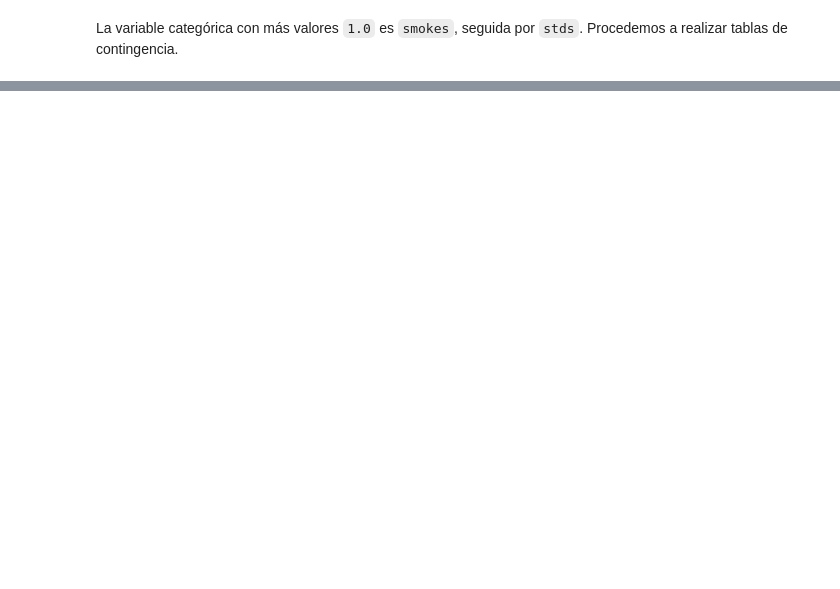
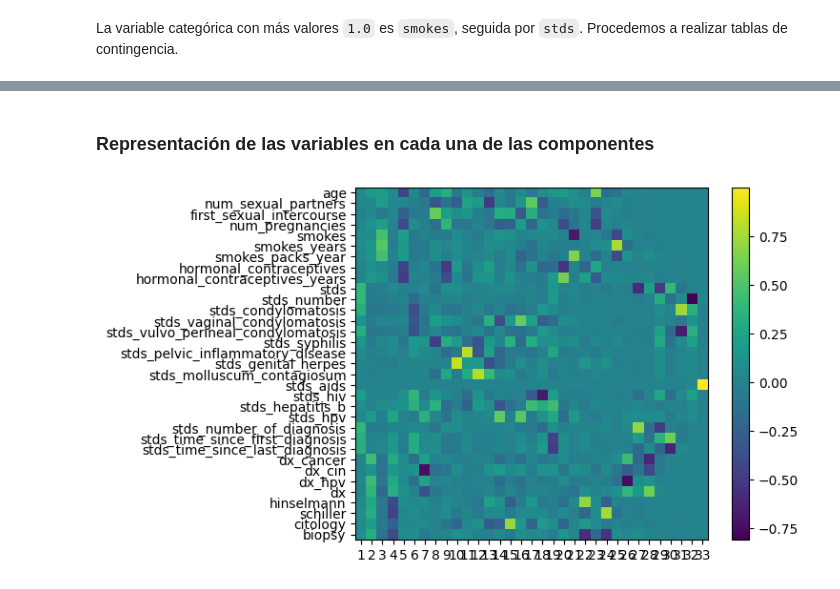
Before and after one commit to MGonza20/Lab1_DataScience, a Jupyter notebook: Lab1_DS.ipynb, the cells around one changed output, grey strips where cells are left out. Saved outputs shown, nothing was run; the diff lists cells and outputs as text; code cells hidden in the pictures; blank space fills up the shorter version.

```diff
--- a/Lab1_DS.ipynb
+++ b/Lab1_DS.ipynb
@@ -259,0 +274,5 @@ stds_hpv
+# %%
+data_copy = data.copy()
+data_copy = data_copy.fillna(0)
+chi_sq, p_value = calculate_bartlett_sphericity(data_copy.iloc[:,0:18])
+chi_sq, p_value
@@ -259,0 +293,11 @@ stds_hpv
+# %%
+pca_pipe = make_pipeline(StandardScaler(),PCA()) #Se escalan los datos y luego se le aplica PCA
+pca_pipe.fit(data_copy)
+#Se extrae el modelo del pipeline
+modelo_pca = pca_pipe.named_steps['pca']
+
+#Se convierte el arreglo en data frame
+pd.DataFrame(
+    data = modelo_pca.components_,
+    columns = data_copy.columns,
+)
@@ -259,0 +323,12 @@ stds_hpv
+# %% [markdown]
+### Representación de las variables en cada una de las componentes
+# %%
+fig, ax = plt.subplots(nrows=1, ncols=1)
+componentes = modelo_pca.components_
+plt.imshow(componentes.T)
+plt.yticks(range(len(data_copy.columns)), data_copy.columns)
+plt.xticks(range(len(data_copy.columns)), np.arange(modelo_pca.n_components_)+1)
+plt.grid(False)
+plt.colorbar();
+# %% [output]
+[figure, added]
```
Also changed, not shown: parts of 17 cells of this notebook.
